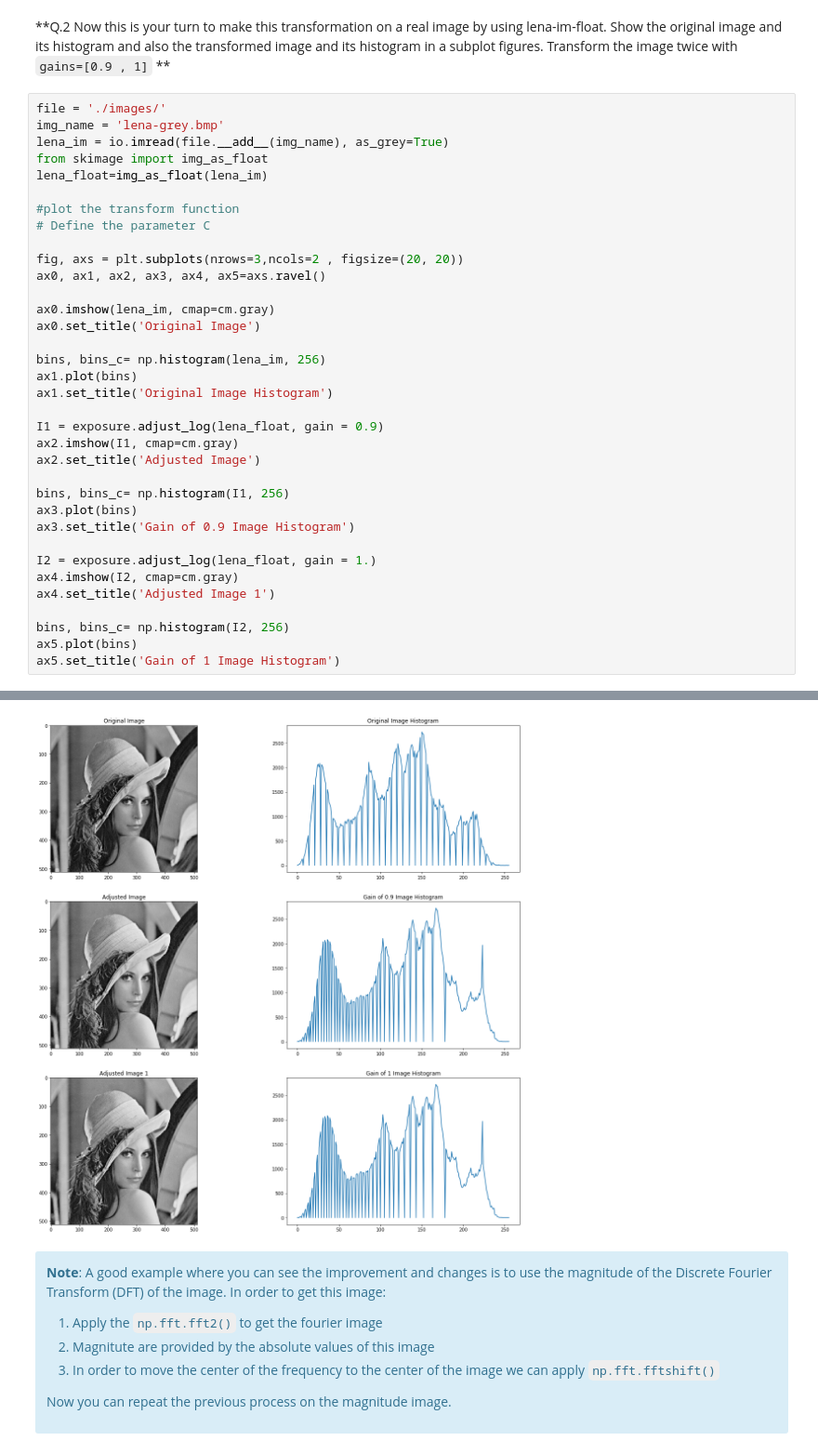
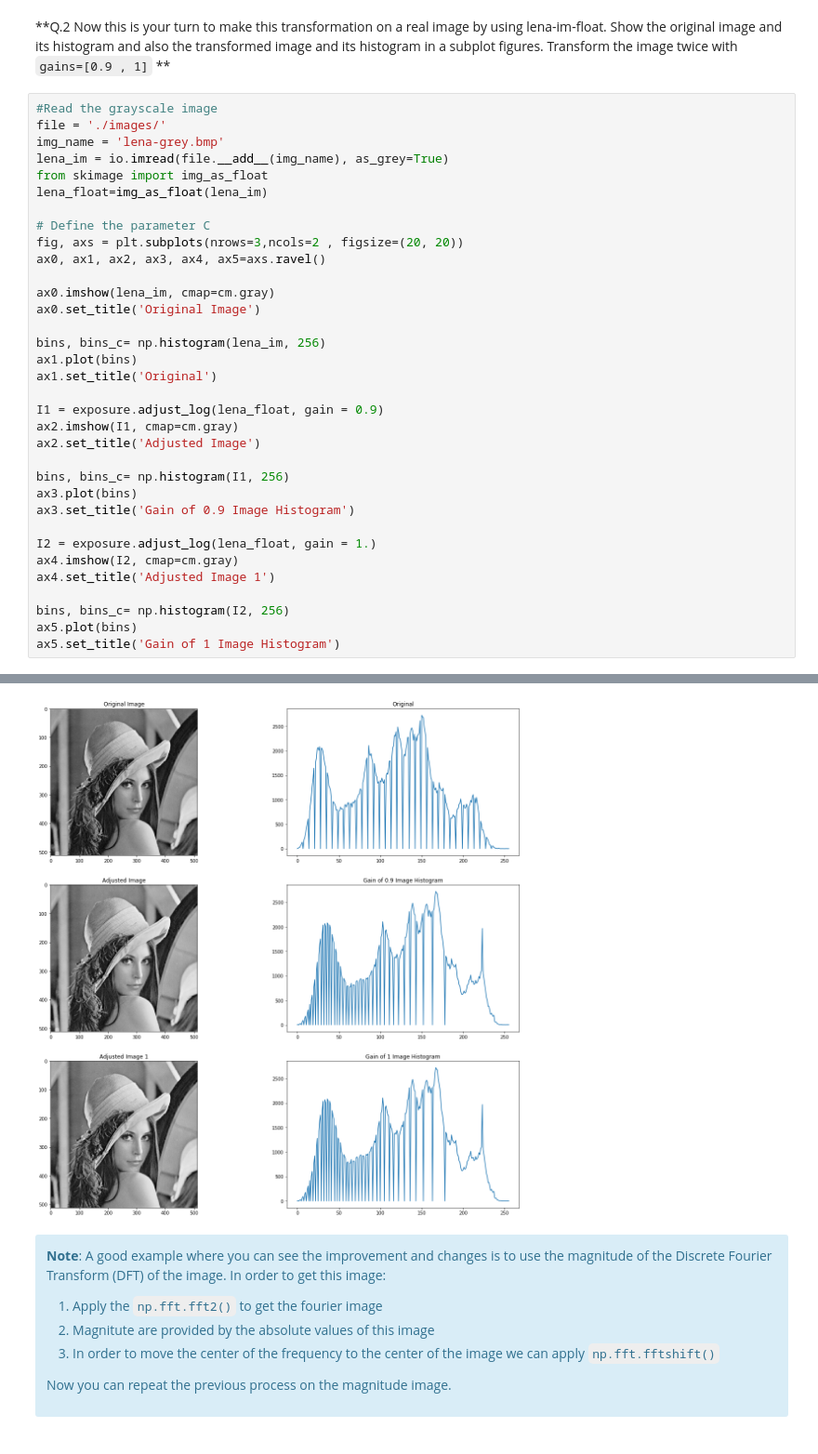
Before and after one commit to NataliaHerreraMurillo/B31XB-IIP-TP-1718, a Jupyter notebook: 2-image-enhancement/2-enhancement.ipynb, the cells around one changed output, grey strips where cells are left out. Shown at 93% size. Saved outputs shown, nothing was run; the diff lists cells and outputs as text.

```diff
--- a/2-image-enhancement/2-enhancement.ipynb
+++ b/2-image-enhancement/2-enhancement.ipynb
@@ -55,15 +55,14 @@ Show the original image and its histogram and also the transformed image and its
 Transform the image twice with `gains=[0.9 , 1]`
 **
 # %%
+#Read the grayscale image
 file = './images/'
 img_name = 'lena-grey.bmp'
 lena_im = io.imread(file.__add__(img_name), as_grey=True)
 from skimage import img_as_float
 lena_float=img_as_float(lena_im)
 
-#plot the transform function
 # Define the parameter C
-
 fig, axs = plt.subplots(nrows=3,ncols=2 , figsize=(20, 20))
 ax0, ax1, ax2, ax3, ax4, ax5=axs.ravel()
 
@@ -72,7 +71,7 @@ ax0.set_title('Original Image')
 
 bins, bins_c= np.histogram(lena_im, 256)
 ax1.plot(bins)
-ax1.set_title('Original Image Histogram')
+ax1.set_title('Original')
 
 I1 = exposure.adjust_log(lena_float, gain = 0.9)
 ax2.imshow(I1, cmap=cm.gray)
@@ -94,4 +93,4 @@ ax5.set_title('Gain of 1 Image Histogram')
-[figure, old version]
+[figure, new version]
 # %% [markdown]
 <div class="alert alert-info">
 
```
Also changed, not shown: parts of 2 cells of this notebook, 1 other file.
